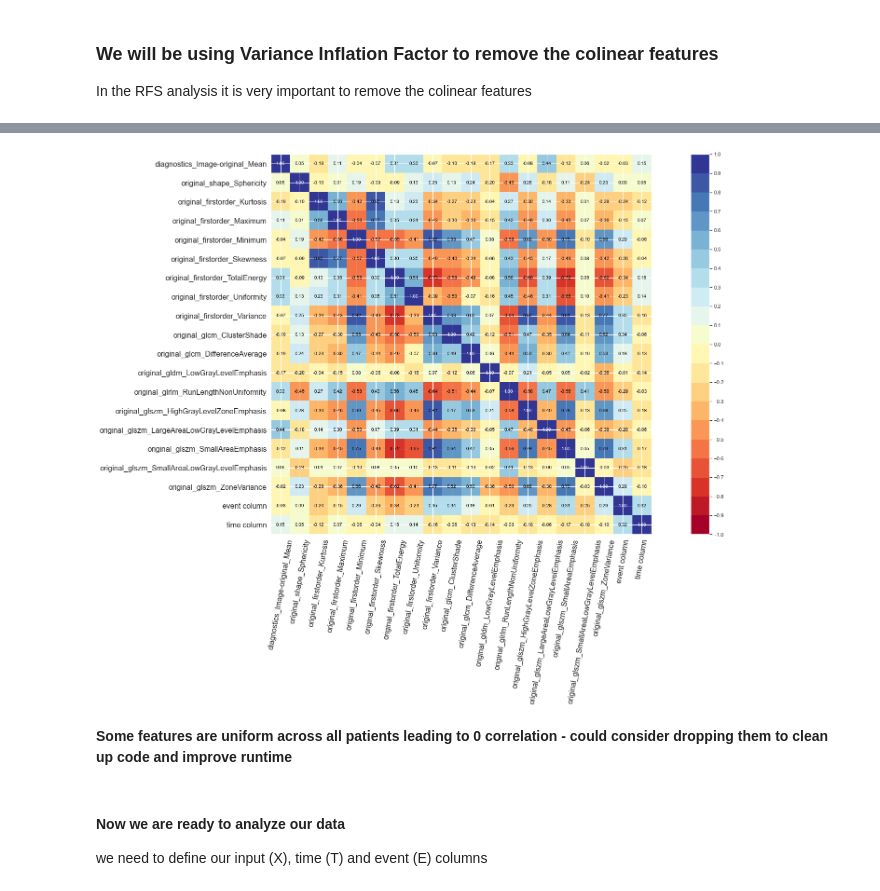
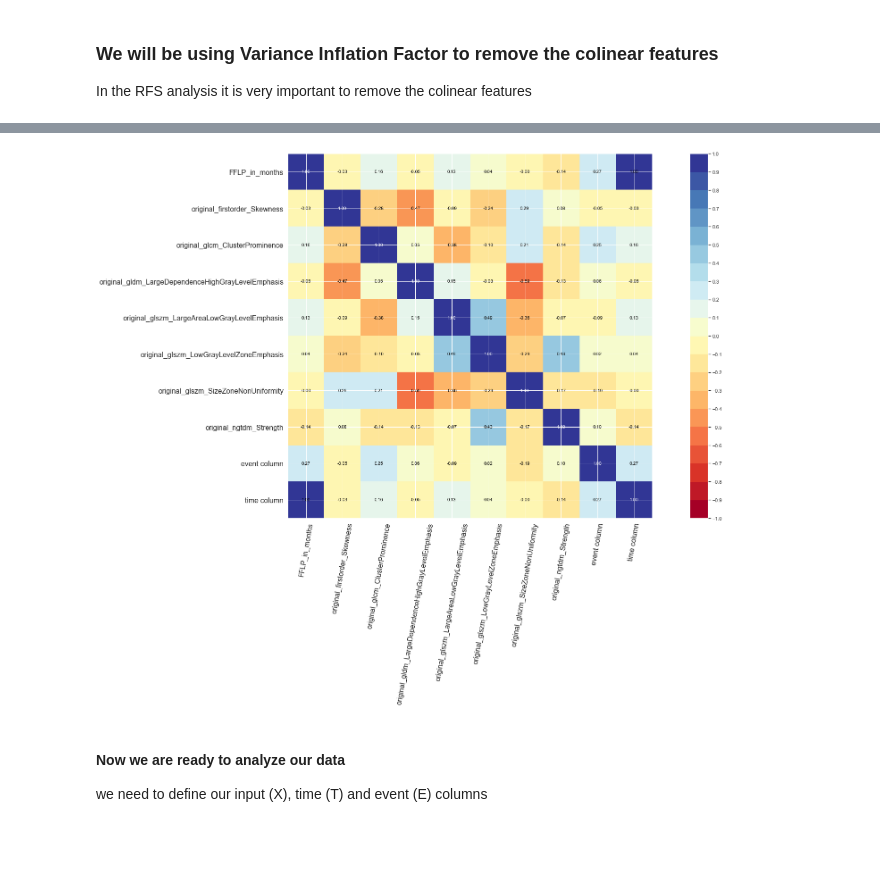
Before and after one commit to ricky-hu/liver_mets, a Jupyter notebook: random_forest.ipynb, the cells around one changed output, grey strips where cells are left out. Saved outputs shown, nothing was run; the diff lists cells and outputs as text; code cells hidden in the pictures; blank space fills up the shorter version.

```diff
--- a/random_forest.ipynb
+++ b/random_forest.ipynb
@@ -26,7 +28,8 @@ stats.chisqprob = lambda chisq, df: stats.chi2.sf(chisq, df)
 # %% [markdown]
 ### using the panda reader import your file where the data is contained
 # %%
-clinical_data=pd.read_excel('clin_data_dim1_only.xlsx')
+# clinical_data=pd.read_excel('clin_data_dim1_only.xlsx')
+clinical_data = pd.read_csv('liver_sub_gtv.csv')
 
 clinical_data
 # %% [output]
@@ -83,3 +86,5 @@ data
 # %%
-data1=data.drop(columns=['filename'])
+data1=data.drop(columns=['filename', 'Unnamed: 0'])
 data1.to_csv('for_survival.csv')
+lola=data1.iloc[:,0:255]
+lola.columns
@@ -197,6 +199,5 @@ data2_temp = data2
 
 
 data2[['time column']] = lola[['time column']]
-data2 = data2.drop(columns = ['FFLP_in_months'])
 data2
 # %% [output]
@@ -247,5 +238,0 @@ correlation_matrix(data2[features], figure_size=(30,15), text_fontsize=10)
-# %%
-from scipy.stats import pearsonr
-for cols in data2.columns:
-    corrl, dummy = pearsonr(data2[cols], data2['time column'])
-    print(cols, ': \t', corrl)
@@ -290,13 +239,17 @@ list(data2.columns.values)
 # %%
-#manually removing zero variance features, automate this in the future for ease of use
+#removing low variance features
 data_temp = data2
-data2 = data_temp.drop(columns=['original_glcm_Idm', 'original_glcm_Imc1', 'original_glcm_Imc2', 'original_glcm_MCC', 'original_glcm_MaximumProbability', 'original_glcm_SumSquares', 'original_gldm_HighGrayLevelEmphasis', 'original_glszm_GrayLevelNonUniformityNormalized'])
+
+for cols in data2.columns:
+    if np.var(data2[cols]) == 0:
+        print('Dropping: ' + cols)
+        data_temp = data_temp.drop(columns=cols)
+
+data2 = data_temp
 features=np.setdiff1d(data2.columns, [time_column, event_column]).tolist()
 correlation_matrix(data2, figure_size=(30,15), text_fontsize=10)
 # %% [output]
-[figure, old version]
+[figure, new version]
-# %% [markdown]
-**Some features are uniform across all patients leading to 0 correlation - could consider dropping them to clean up code and improve runtime**
 # %% [markdown]
 #### Now we are ready to analyze our data
  we need to define our input (X), time (T) and event (E) columns
```
Also changed, not shown: parts of 26 cells of this notebook, 1 other file.
